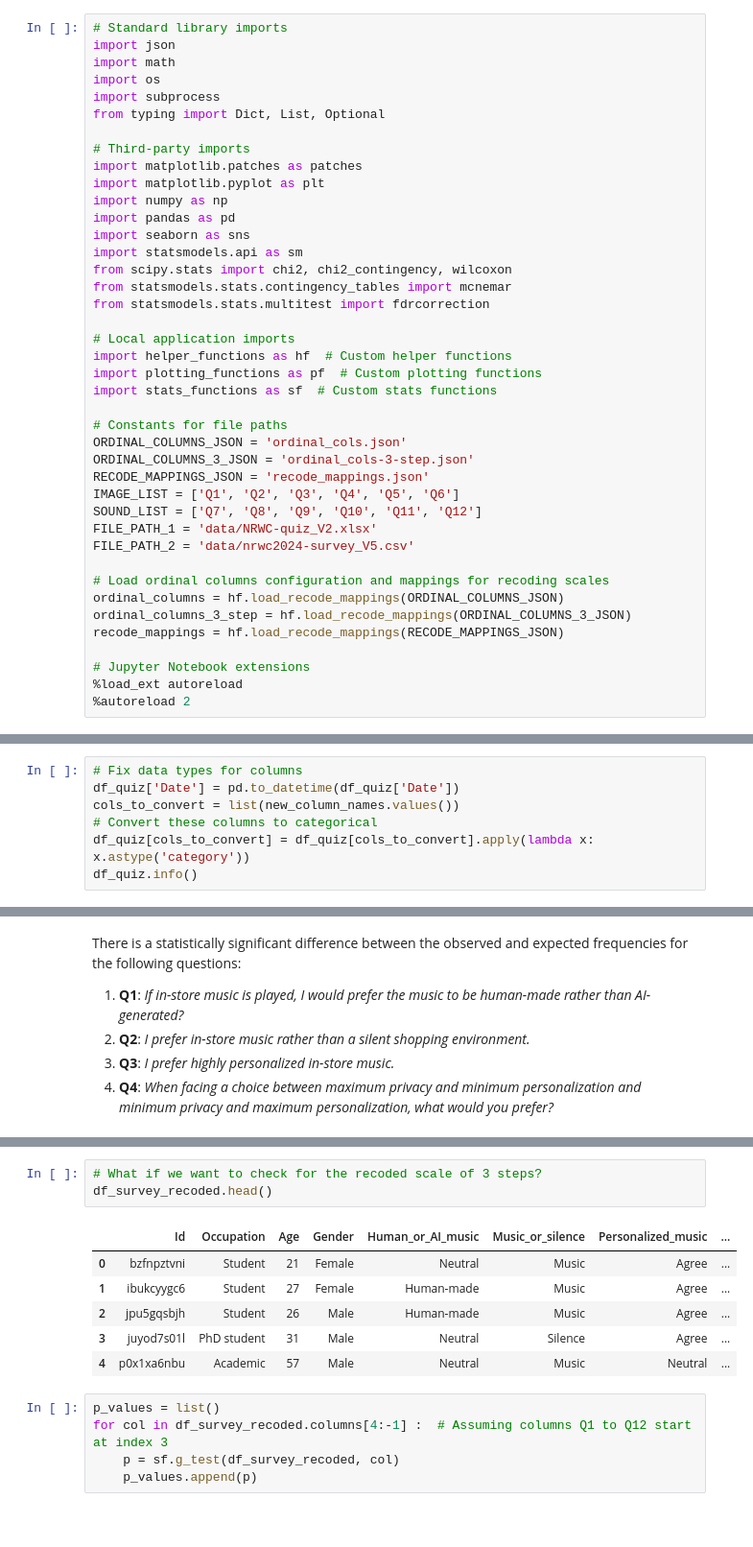
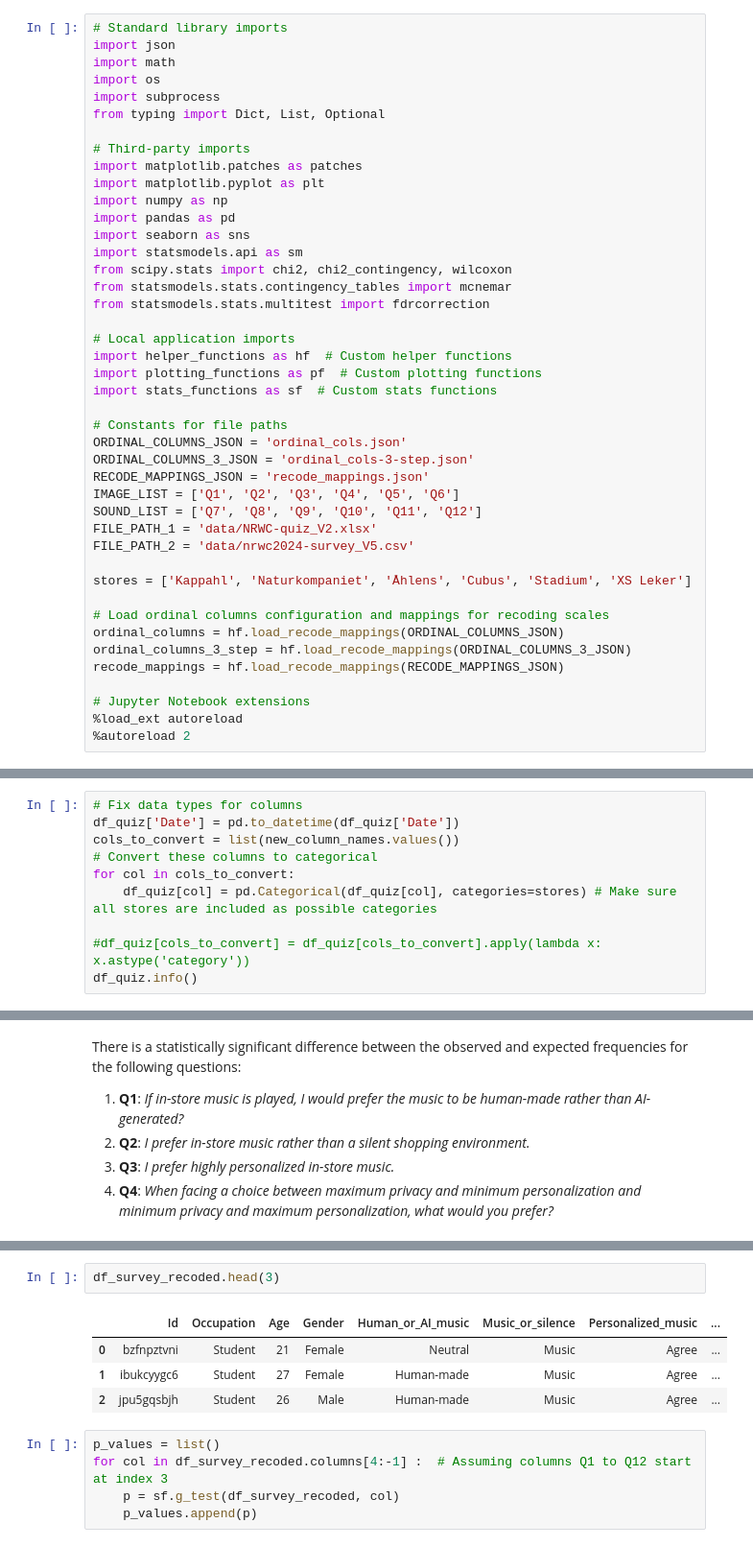
Before and after one commit to emmenru/Music-AI-workshop, a Jupyter notebook: AI-music-workshop.ipynb, the cells around one changed output, grey strips where cells are left out. Shown at 96% size. Cells and saved outputs as stored; diff of their text form; blank space fills up the shorter version.

Commit message:
Added posthoc tests
And reordered a bit, including fixing levels (store categories) for df_quiz

```diff
--- a/AI-music-workshop.ipynb
+++ b/AI-music-workshop.ipynb
@@ -37,6 +39,8 @@ SOUND_LIST = ['Q7', 'Q8', 'Q9', 'Q10', 'Q11', 'Q12']
 FILE_PATH_1 = 'data/NRWC-quiz_V2.xlsx'
 FILE_PATH_2 = 'data/nrwc2024-survey_V5.csv'
 
+stores = ['Kappahl', 'Naturkompaniet', 'Åhlens', 'Cubus', 'Stadium', 'XS Leker']
+
 # Load ordinal columns configuration and mappings for recoding scales
 ordinal_columns = hf.load_recode_mappings(ORDINAL_COLUMNS_JSON)
 ordinal_columns_3_step = hf.load_recode_mappings(ORDINAL_COLUMNS_3_JSON)
@@ -357,7 +361,10 @@ memory usage: 2.2+ KB
 df_quiz['Date'] = pd.to_datetime(df_quiz['Date'])
 cols_to_convert = list(new_column_names.values())
 # Convert these columns to categorical
-df_quiz[cols_to_convert] = df_quiz[cols_to_convert].apply(lambda x: x.astype('category'))
+for col in cols_to_convert:
+    df_quiz[col] = pd.Categorical(df_quiz[col], categories=stores) # Make sure all stores are included as possible categories
+
+#df_quiz[cols_to_convert] = df_quiz[cols_to_convert].apply(lambda x: x.astype('category'))
 df_quiz.info()
 # %% [output]
 <class 'pandas.core.frame.DataFrame'>
@@ -663,13 +726,10 @@ Results for Q1-Q4 are still significant.
 # %%
-# What if we want to check for the recoded scale of 3 steps?
-df_survey_recoded.head()
+df_survey_recoded.head(3)
 # %% [output]
 |  | Id | Occupation | Age | Gender | Human_or_AI_music | Music_or_silence | Personalized_music | ... |
 | 0 | bzfnpztvni | Student | 21 | Female | Neutral | Music | Agree | ... |
 | 1 | ibukcyygc6 | Student | 27 | Female | Human-made | Music | Agree | ... |
 | 2 | jpu5gqsbjh | Student | 26 | Male | Human-made | Music | Agree | ... |
-| 3 | juyod7s01l | PhD student | 31 | Male | Neutral | Silence | Agree | ... |
-| 4 | p0x1xa6nbu | Academic | 57 | Male | Neutral | Music | Neutral | ... |
 # %%
 p_values = list()
 for col in df_survey_recoded.columns[4:-1] :  # Assuming columns Q1 to Q12 start at index 3
```
Also changed, not shown: parts of 54 cells of this notebook, 20 other files.
